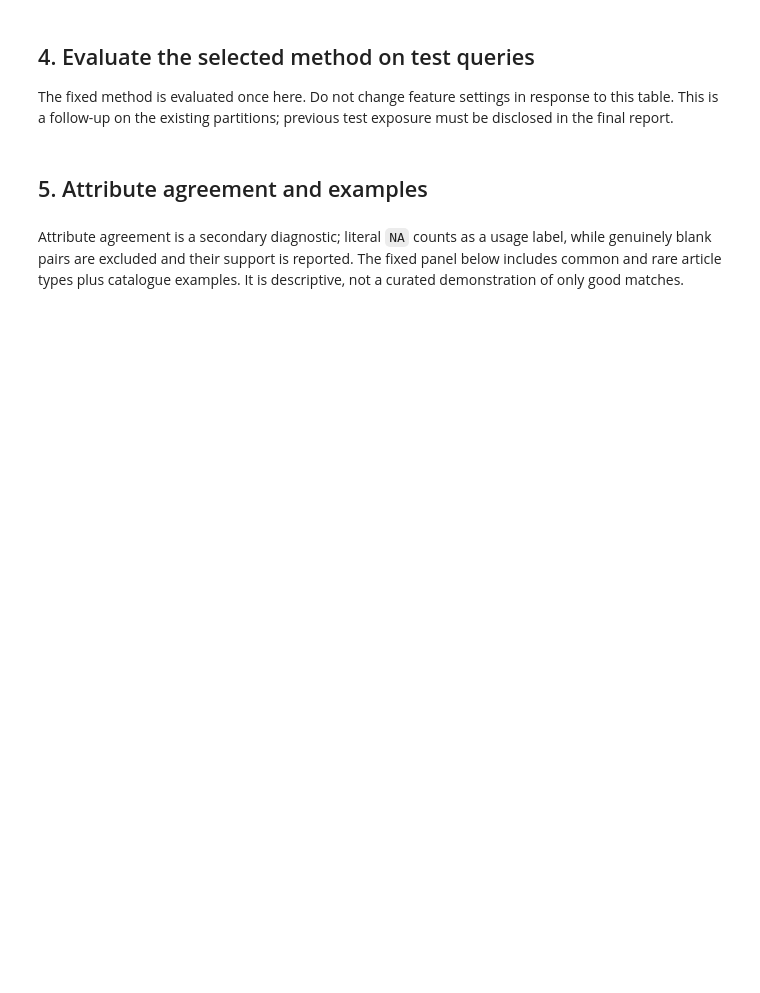
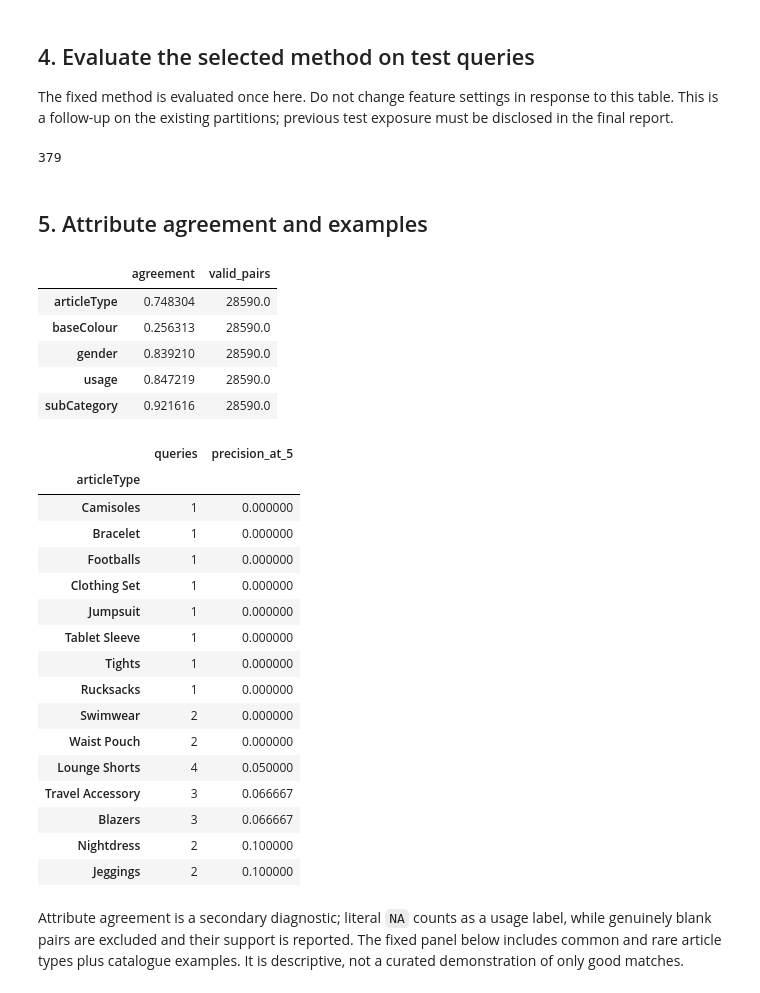
Before and after one commit to khoileuser/fashion-intelligence-classification, a Jupyter notebook: notebooks/task4_visual_search_analysis.ipynb, the cells around one changed output. Drawn from its saved outputs; the diff is of its cells as text; code cells hidden in the pictures; blank space fills up the shorter version.

```diff
--- a/notebooks/task4_visual_search_analysis.ipynb
+++ b/notebooks/task4_visual_search_analysis.ipynb
@@ -94,28 +111,61 @@ to this table. This is a follow-up on the existing partitions; previous test
 exposure must be disclosed in the final report.
 # %%
 gallery_embeddings = gallery_features[SELECTED_METHOD]
-query_embeddings = embed_images(test_df, SELECTED_METHOD, FEATURES[SELECTED_METHOD])
+query_embeddings = embed_images(test_df, feature_type(SELECTED_METHOD), FEATURES[SELECTED_METHOD])
 test_metrics = retrieval_metrics(query_embeddings, gallery_embeddings,
                                  test_df.articleType, train_df.articleType)
 pd.Series(test_metrics, name='selected_method_test')
+(ROOT / '.cache/task4-run/test_metrics.json').write_text(json.dumps(test_metrics, indent=2))
+# %% [output]
+379
 # %% [markdown]
 ## 5. Attribute agreement and examples
 # %%
 top_five = []
-for query in query_embeddings:
-    scores = gallery_embeddings @ query
-    top_five.append(np.argsort(-scores, kind='stable')[:5])
+for start in range(0, len(query_embeddings), 64):
+    scores = query_embeddings[start:start+64] @ gallery_embeddings.T
+    top_five.extend(np.argsort(-scores, axis=1, kind='stable')[:, :5])
 top_five = np.asarray(top_five)
 attribute_agreement = {}
 for attribute in ('articleType', 'baseColour', 'gender', 'usage', 'subCategory'):
     query_values = test_df[attribute].to_numpy()[:, None]
     retrieved_values = train_df[attribute].to_numpy()[top_five]
     valid = (query_values != '') & (retrieved_values != '')
     attribute_agreement[attribute] = {
         'agreement': float((query_values == retrieved_values)[valid].mean()) if valid.any() else np.nan,
         'valid_pairs': int(valid.sum()),
     }
 display(pd.DataFrame(attribute_agreement).T)
+pd.DataFrame(attribute_agreement).T.to_csv(ROOT / '.cache/task4-run/attribute_agreement.csv')
+per_query = pd.DataFrame({'id': test_df.id.to_numpy(), 'articleType': test_df.articleType.to_numpy(), 'precision@5': (train_df.articleType.to_numpy()[top_five] == test_df.articleType.to_numpy()[:, None]).mean(1)})
+per_class = per_query.groupby('articleType').agg(queries=('id','size'), precision_at_5=('precision@5','mean'))
+display(per_class.sort_values('precision_at_5').head(15))
+per_class.to_csv(ROOT / '.cache/task4-run/per_class.csv')
+np.save(ROOT / '.cache/task4-run/top_five.npy', top_five)
+# %% [output]
+|  | agreement | valid_pairs |
+| articleType | 0.748304 | 28590.0 |
+| baseColour | 0.256313 | 28590.0 |
+| gender | 0.839210 | 28590.0 |
+| usage | 0.847219 | 28590.0 |
+| subCategory | 0.921616 | 28590.0 |
+|  | queries | precision_at_5 |
+| articleType |  |  |
+| Camisoles | 1 | 0.000000 |
+| Bracelet | 1 | 0.000000 |
+| Footballs | 1 | 0.000000 |
+| Clothing Set | 1 | 0.000000 |
+| Jumpsuit | 1 | 0.000000 |
+| Tablet Sleeve | 1 | 0.000000 |
+| Tights | 1 | 0.000000 |
+| Rucksacks | 1 | 0.000000 |
+| Swimwear | 2 | 0.000000 |
+| Waist Pouch | 2 | 0.000000 |
+| Lounge Shorts | 4 | 0.050000 |
+| Travel Accessory | 3 | 0.066667 |
+| Blazers | 3 | 0.066667 |
+| Nightdress | 2 | 0.100000 |
+| Jeggings | 2 | 0.100000 |
 # %% [markdown]
 Attribute agreement is a secondary diagnostic; literal `NA` counts as a usage
 label, while genuinely blank pairs are excluded and their support is reported.
```
Also changed, not shown: parts of 9 cells of this notebook, 29 other files.
